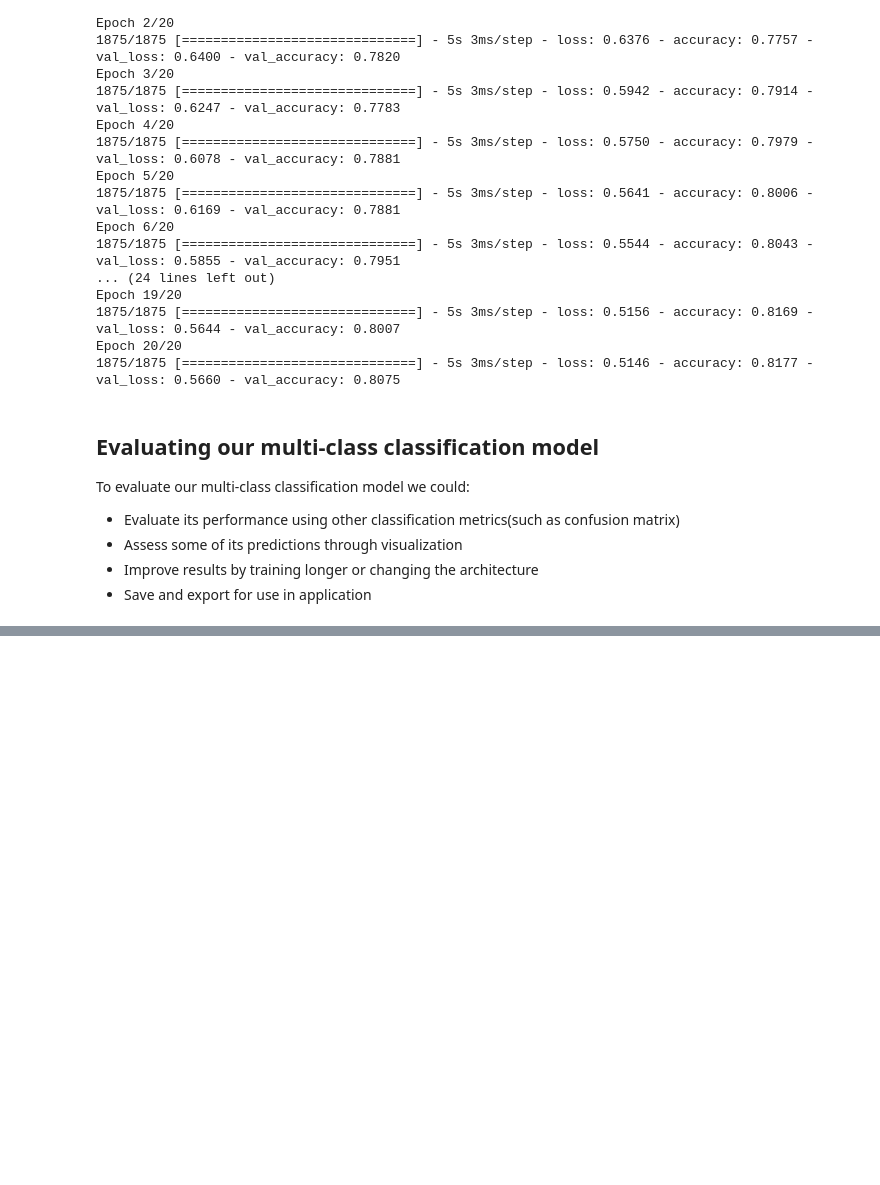
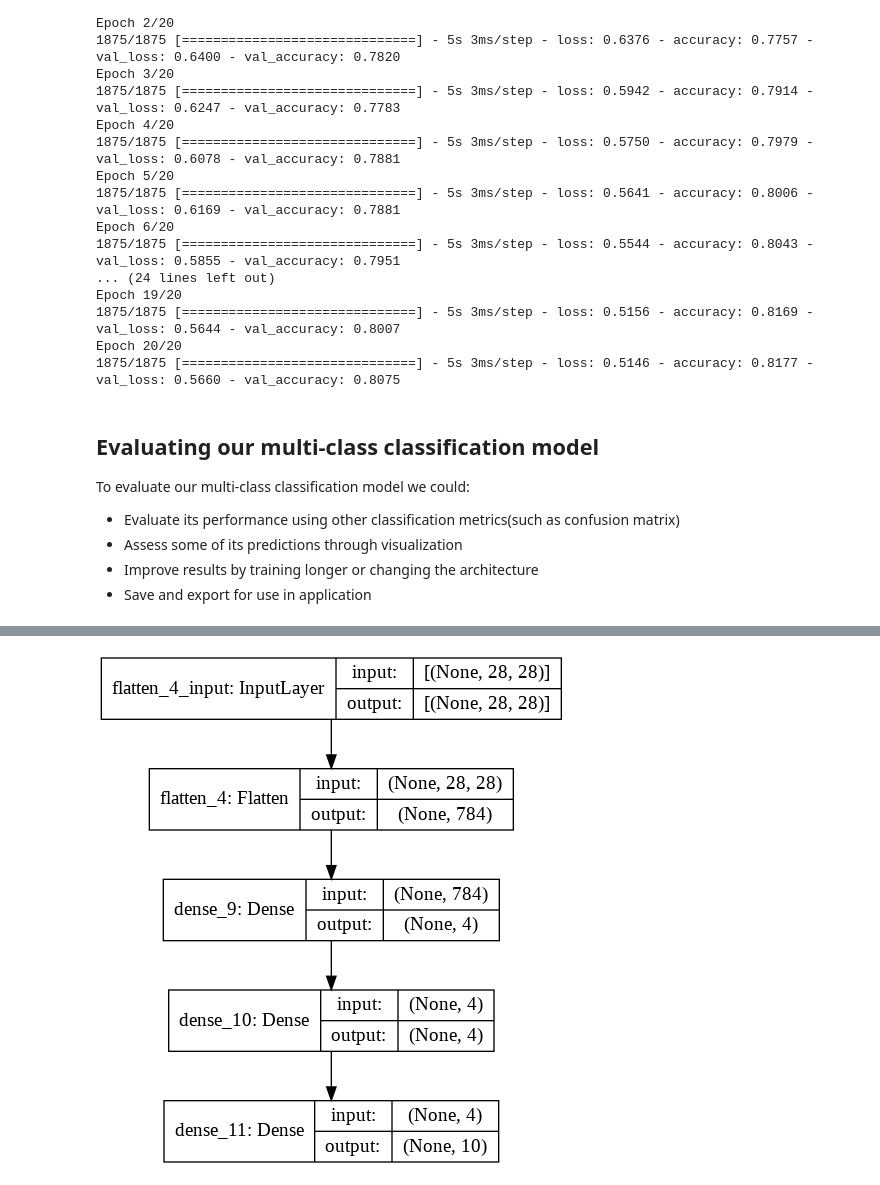
Before and after one commit to Md7tz/Machine-learning-and-AI-notebooks, a Jupyter notebook: neural_network_classification.ipynb, the cells around one changed output, grey strips where cells are left out. Saved outputs shown, nothing was run; the diff lists cells and outputs as text; code cells hidden in the pictures; blank space fills up the shorter version.

```diff
--- a/neural_network_classification.ipynb
+++ b/neural_network_classification.ipynb
@@ -1473,0 +1659,6 @@ for i, j in itertools.product(range(cm.shape[0]), range(cm.shape[1])):
+# %%
+from tensorflow.keras.utils import plot_model
+
+plot_model(model_14, show_shapes=True)
+# %% [output]
+[figure, added]
```
Also changed, not shown: parts of 46 cells of this notebook.
